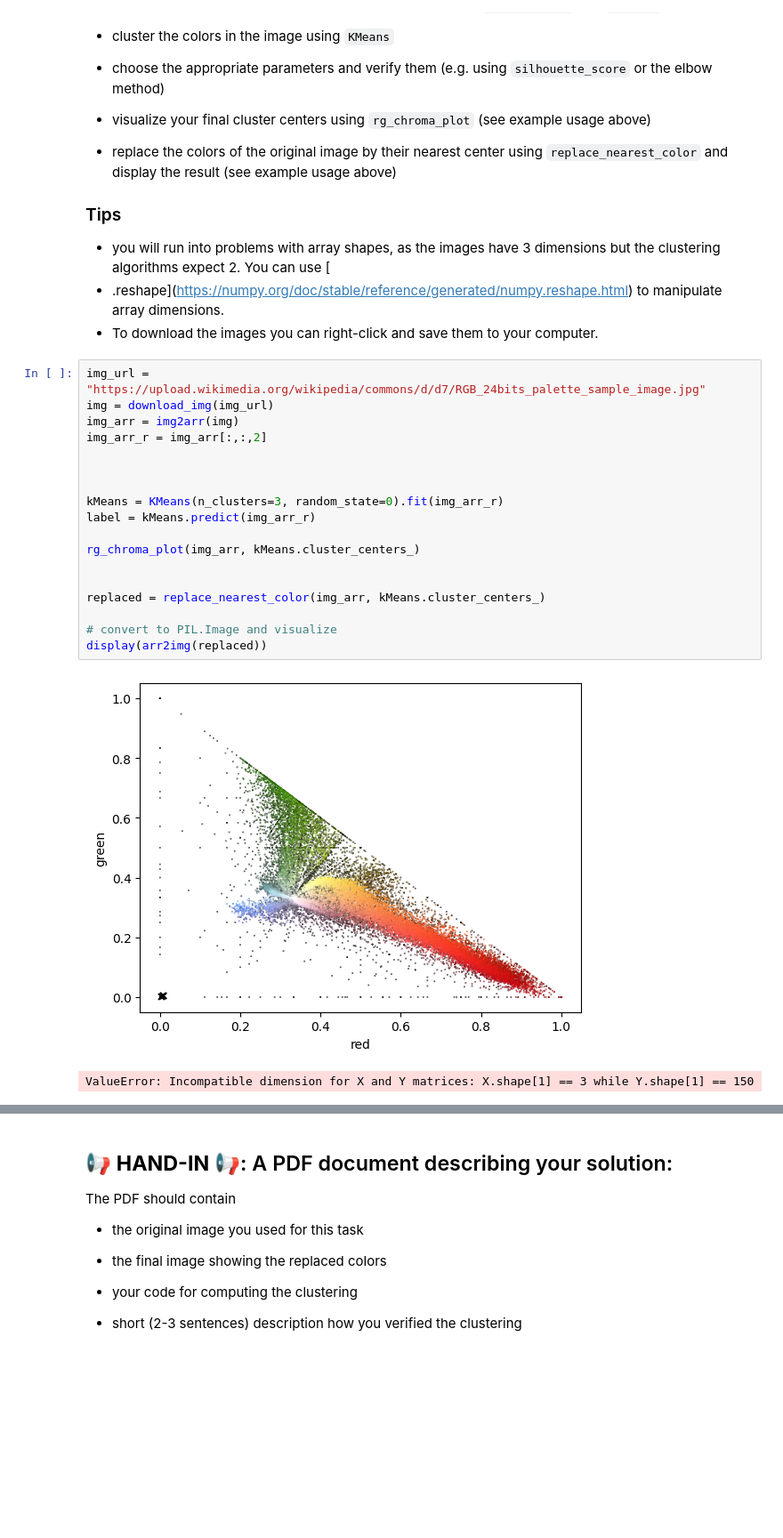
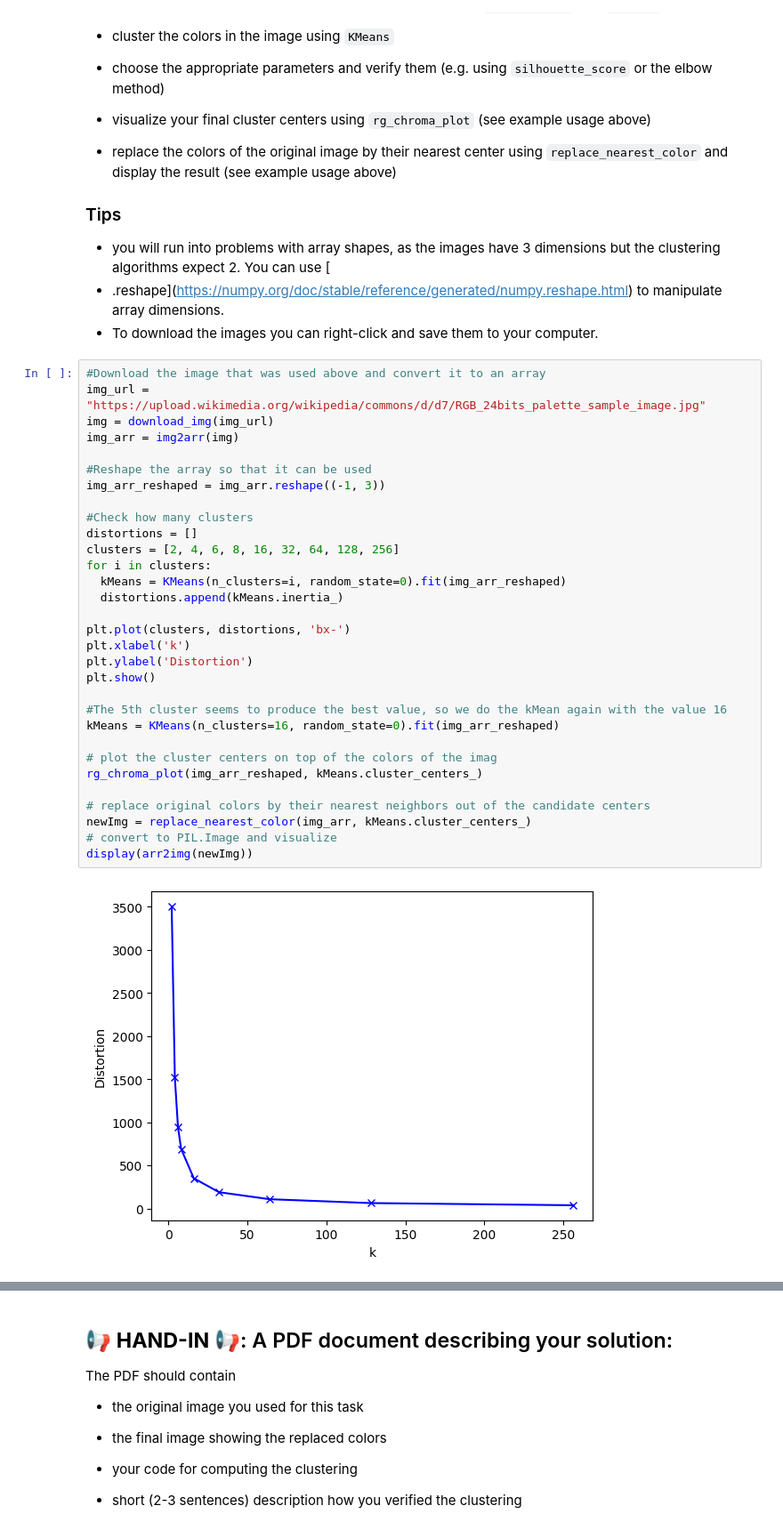
Before and after one commit to badrou99/mldm_hs22, a Jupyter notebook: labs/L02_Clustering_LAB_ASSIGNMENT.ipynb, the cells around one changed output, grey strips where cells are left out. Shown at 89% size. Saved outputs shown, nothing was run; the diff lists cells and outputs as text; blank space fills up the shorter version.

```diff
--- a/labs/L02_Clustering_LAB_ASSIGNMENT.ipynb
+++ b/labs/L02_Clustering_LAB_ASSIGNMENT.ipynb
@@ -298,24 +298,36 @@ display(arr2img(replaced))
 * you will run into problems with array shapes, as the images have 3 dimensions but the clustering algorithms expect 2. You can use [
 * .reshape](https://numpy.org/doc/stable/reference/generated/numpy.reshape.html) to manipulate array dimensions.
 * To download the images you can right-click and save them to your computer.
-# %%
-img_url = "https://upload.wikimedia.org/wikipedia/commons/d/d7/RGB_24bits_palette_sample_image.jpg"
-img = download_img(img_url)
-img_arr = img2arr(img)
-img_arr_r = img_arr[:,:,2]
-
-
-
-kMeans = KMeans(n_clusters=3, random_state=0).fit(img_arr_r)
-label = kMeans.predict(img_arr_r)
-
-rg_chroma_plot(img_arr, kMeans.cluster_centers_)
-
-
-replaced = replace_nearest_color(img_arr, kMeans.cluster_centers_)
-
-# convert to PIL.Image and visualize
-display(arr2img(replaced))
-# %% [output]
-[figure, removed]
-ValueError: Incompatible dimension for X and Y matrices: X.shape[1] == 3 while Y.shape[1] == 150
+# %%
+#Download the image that was used above and convert it to an array
+img_url = "https://upload.wikimedia.org/wikipedia/commons/d/d7/RGB_24bits_palette_sample_image.jpg"
+img = download_img(img_url)
+img_arr = img2arr(img)
+
+#Reshape the array so that it can be used
+img_arr_reshaped = img_arr.reshape((-1, 3))
+
+#Check how many clusters
+distortions = []
+clusters = [2, 4, 6, 8, 16, 32, 64, 128, 256]
+for i in clusters:
+  kMeans = KMeans(n_clusters=i, random_state=0).fit(img_arr_reshaped)
+  distortions.append(kMeans.inertia_)
+
+plt.plot(clusters, distortions, 'bx-')
+plt.xlabel('k')
+plt.ylabel('Distortion')
+plt.show()
+
+#The 5th cluster seems to produce the best value, so we do the kMean again with the value 16
+kMeans = KMeans(n_clusters=16, random_state=0).fit(img_arr_reshaped)
+
+# plot the cluster centers on top of the colors of the imag
+rg_chroma_plot(img_arr_reshaped, kMeans.cluster_centers_)
+
+# replace original colors by their nearest neighbors out of the candidate centers
+newImg = replace_nearest_color(img_arr, kMeans.cluster_centers_)
+# convert to PIL.Image and visualize
+display(arr2img(newImg))
+# %% [output]
+[figure, added]
```
Also changed, not shown: parts of 1 cell of this notebook, 1 other file.
